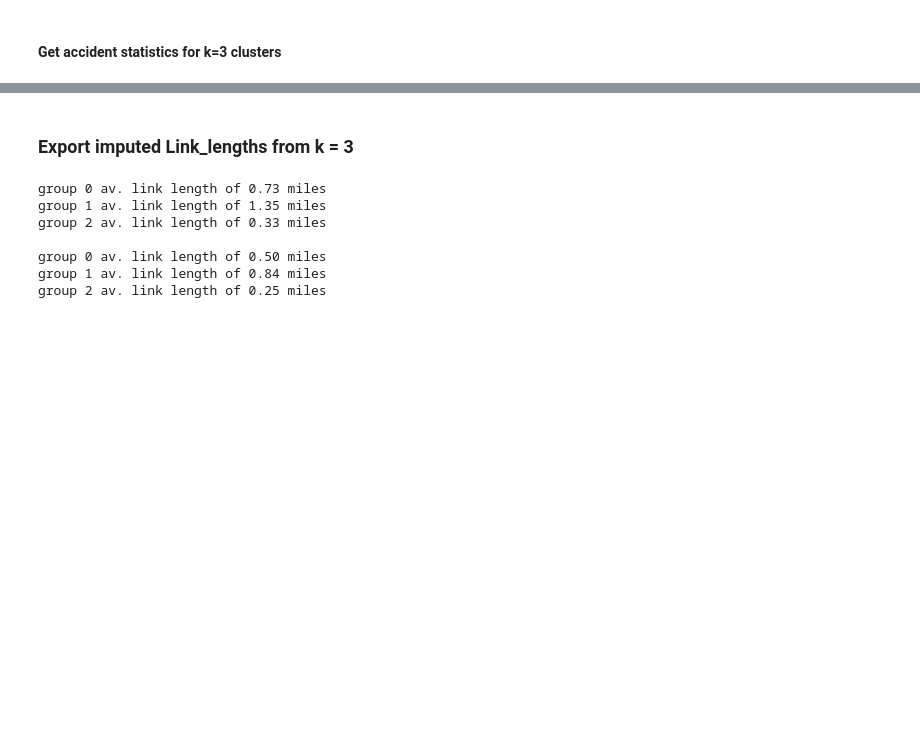
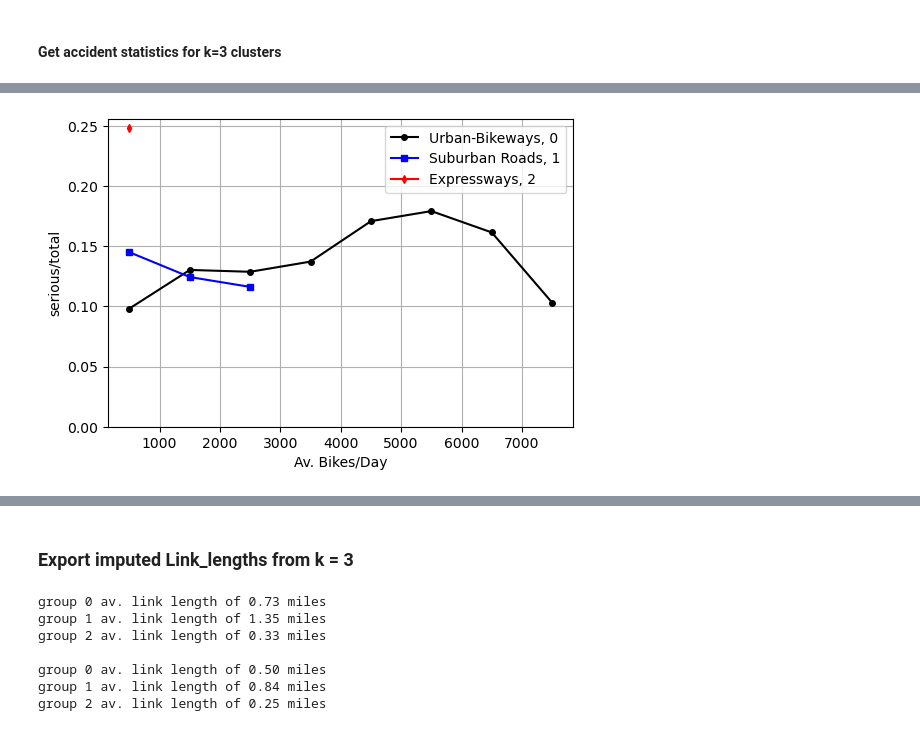
Before and after one commit to dtuthill/erdos_project, a Jupyter notebook: Greg_Analysis/kmean_df_road.ipynb, the cells around one changed output, grey strips where cells are left out. Cells and saved outputs as stored; diff of their text form; code cells hidden in the pictures; blank space fills up the shorter version.

```diff
--- a/Greg_Analysis/kmean_df_road.ipynb
+++ b/Greg_Analysis/kmean_df_road.ipynb
@@ -343,0 +387,39 @@ plt.show()
+# %%
+#Make av. total_dnorm vs. bike volume histograms for groups and plot
+
+dbv = 1000
+bv_r = (0,8000)
+e_bv,b_bv = make_bins(bv_r,dbv)
+Nbv = len(b_bv)
+
+fy = 'serious_ratio'
+
+Inan = df_cluster.serious_ratio == -9
+
+H_tot_dnorm_bv = np.zeros((k,Nbv))
+for ii in range(k):
+    I = Igroup[ii] & ~Inan
+    H,_ = np.histogram(df_cluster.loc[I,'aadf_Pedal_cycles'],bins=e_bv)
+    H_tot,_ = np.histogram(df_cluster.loc[I,'aadf_Pedal_cycles'],bins=e_bv,weights=df_cluster.loc[I,fy])
+    H_tot_dnorm_bv[ii] = H_tot/H
+
+g_plt = [0,1,2]
+fig,ax = plt.subplots(figsize=(6,4))
+labsize=10
+ticksize=10
+legsize=10
+
+for g in g_plt:
+    ig = ind_match(g,np.arange(k).astype(int))
+    ax.plot(b_bv,H_tot_dnorm_bv[g],marker=group_m[g],color=group_c[g],
+              label='%s, %i'%(group_names[g],g),markersize=4)
+
+ax.set_xlabel('Av. Bikes/Day',fontsize=labsize)
+ax.set_ylabel('serious/total',fontsize=labsize)
+ax.tick_params(labelsize=ticksize)
+ax.legend(fontsize=legsize)
+ax.set_ylim(0)
+ax.grid('on')
+plt.show()
+# %% [output]
+[figure, added]
```
Also changed, not shown: parts of 11 cells of this notebook.
